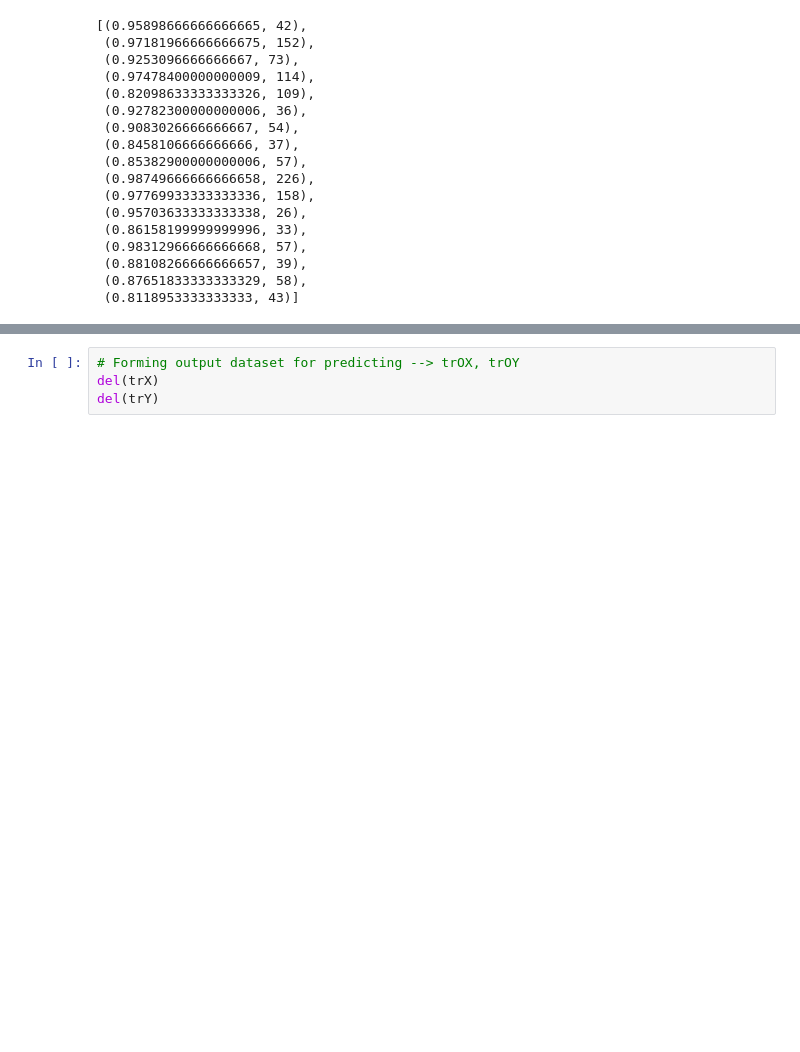
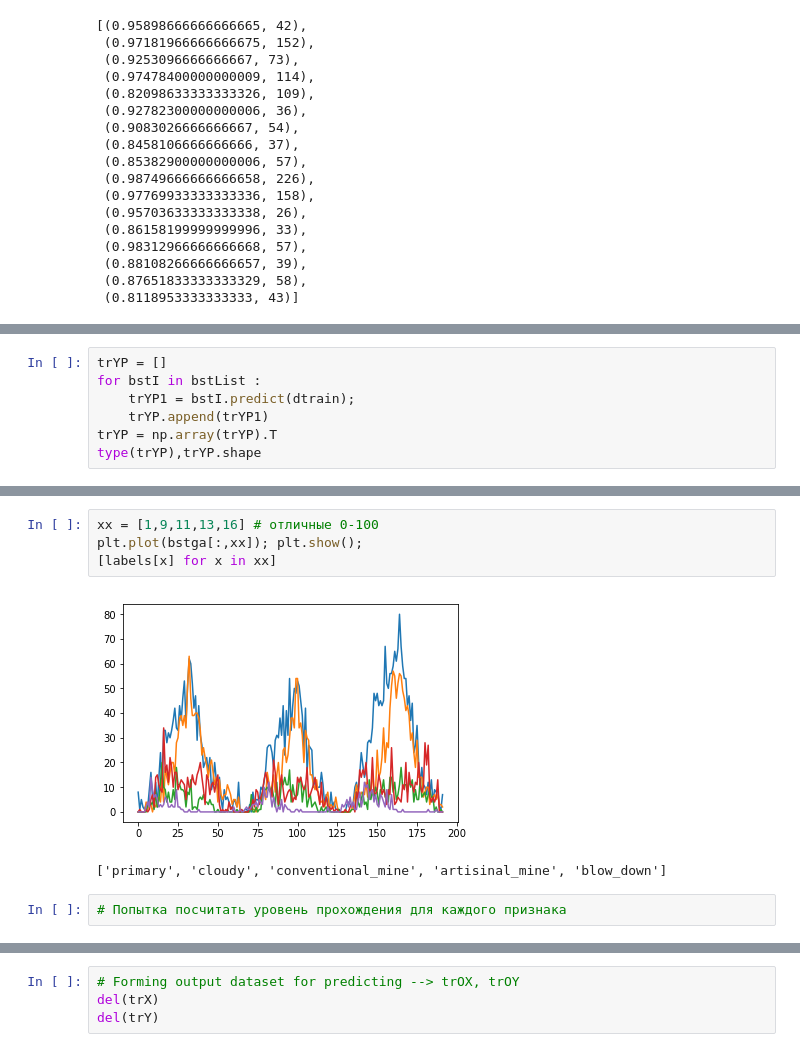
Before and after one commit to SorokinV/Kaggle-2017-04-Brazil-Amazon, a Jupyter notebook: Jupyter/a-basin-2D-V3-XGB.ipynb, the cells around one changed output, grey strips where cells are left out. Drawn from its saved outputs; the diff is of its cells as text; blank space fills up the shorter version.

```diff
--- a/Jupyter/a-basin-2D-V3-XGB.ipynb
+++ b/Jupyter/a-basin-2D-V3-XGB.ipynb
@@ -314,0 +343,7 @@ Working: 0
+# %%
+trYP = []
+for bstI in bstList :
+    trYP1 = bstI.predict(dtrain);
+    trYP.append(trYP1)
+trYP = np.array(trYP).T
+type(trYP),trYP.shape
@@ -314,0 +440,9 @@ Working: 0
+# %%
+xx = [1,9,11,13,16] # отличные 0-100
+plt.plot(bstga[:,xx]); plt.show();
+[labels[x] for x in xx]
+# %% [output]
+[figure, added]
+['primary', 'cloudy', 'conventional_mine', 'artisinal_mine', 'blow_down']
+# %%
+# Попытка посчитать уровень прохождения для каждого признака
```
Also changed, not shown: parts of 30 cells of this notebook, 1 other file.
